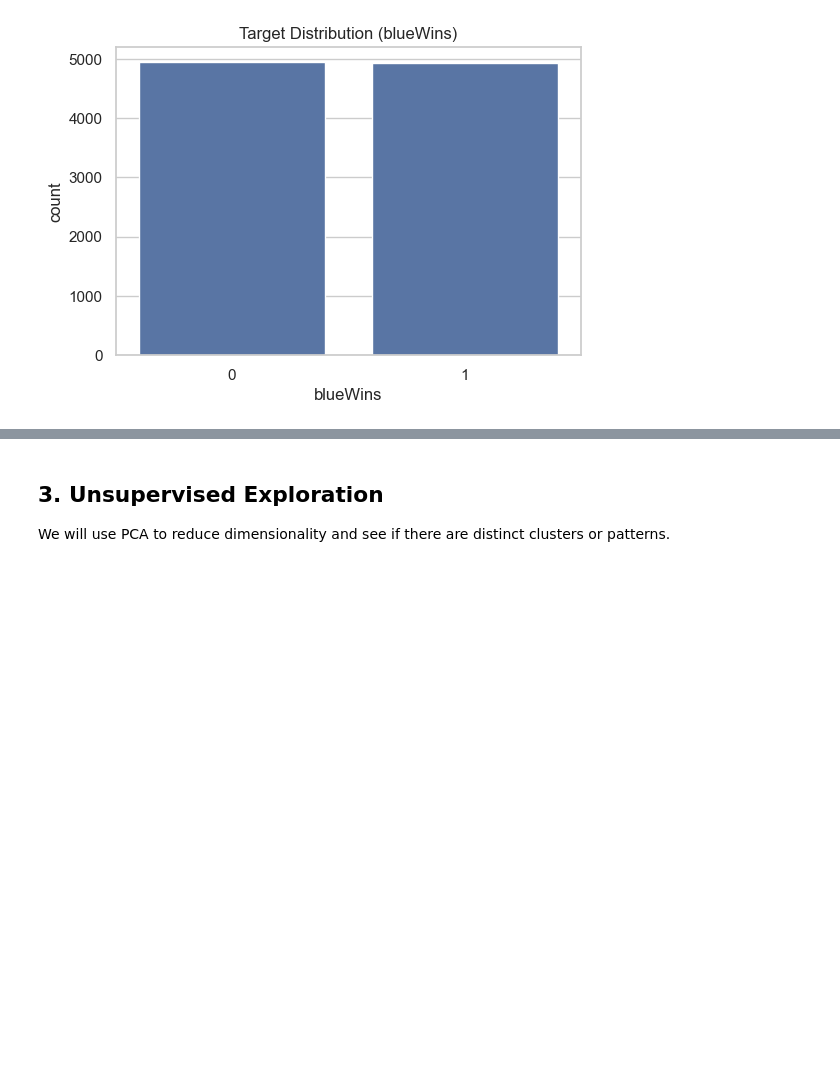
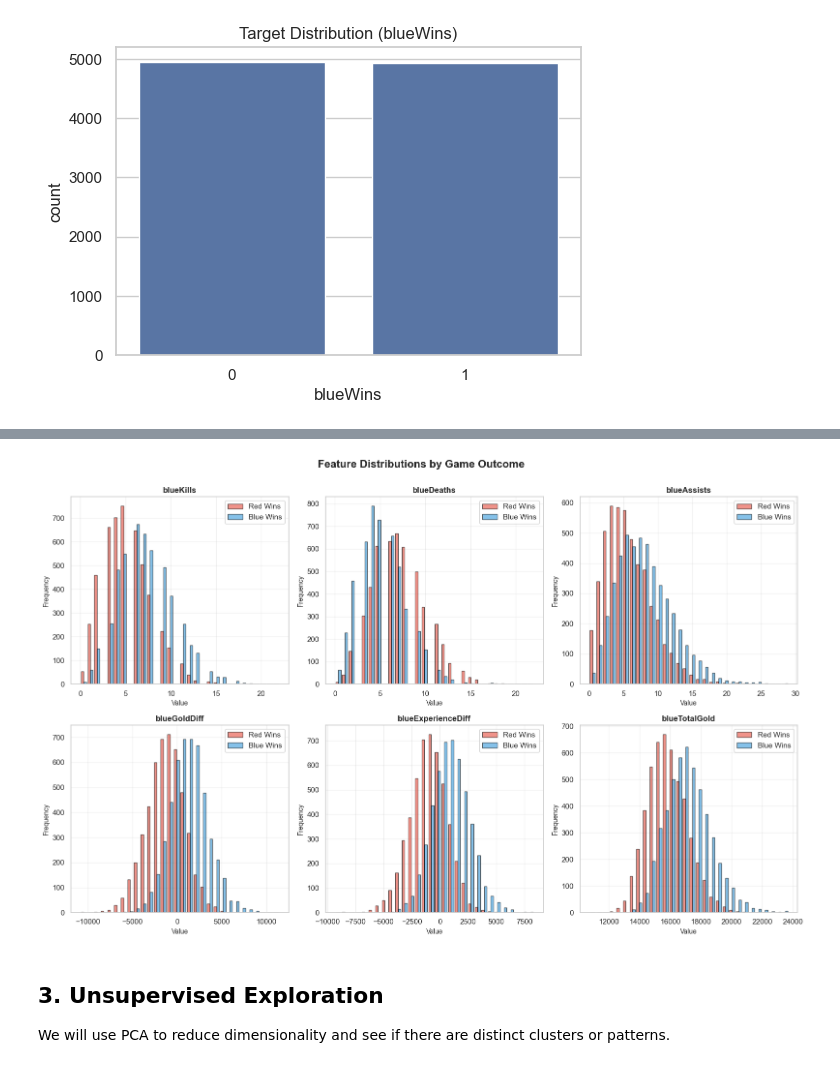
Before and after one commit to Anox-Leo/MELfromLoL, a Jupyter notebook: lol_prediction_phase1.ipynb, the cells around one changed output, grey strips where cells are left out. Cells and saved outputs as stored; diff of their text form; code cells hidden in the pictures; blank space fills up the shorter version.

```diff
--- a/lol_prediction_phase1.ipynb
+++ b/lol_prediction_phase1.ipynb
@@ -143,3 +159,41 @@ plt.show()
+# %%
+# Compare key metrics between wins and losses
+comparison_features = [
+    'blueKills', 'blueDeaths', 'blueAssists',
+    'blueGoldDiff', 'blueExperienceDiff', 'blueTotalGold'
+]
+
+comparison_features = [f for f in comparison_features if f in df.columns]
+
+if comparison_features and 'blueWins' in df.columns:
+    fig, axes = plt.subplots(2, 3, figsize=(16, 10))
+    axes = axes.flatten()
+
+    for i, feature in enumerate(comparison_features):
+        if i < len(axes):
+            df_wins = df[df['blueWins'] == 1][feature]
+            df_losses = df[df['blueWins'] == 0][feature]
+
+            axes[i].hist([df_losses, df_wins], bins=30, label=['Red Wins', 'Blue Wins'],
+                        color=['#e74c3c', '#3498db'], alpha=0.6, edgecolor='black')
+            axes[i].set_title(feature, fontsize=12, fontweight='bold')
+            axes[i].set_xlabel('Value', fontsize=10)
+            axes[i].set_ylabel('Frequency', fontsize=10)
+            axes[i].legend()
+            axes[i].grid(alpha=0.3)
+
+    # Hide unused subplots
+    for i in range(len(comparison_features), len(axes)):
+        axes[i].axis('off')
+
+    plt.suptitle('Feature Distributions by Game Outcome',
+                 fontsize=16, fontweight='bold', y=1.00)
+    plt.tight_layout()
+    plt.show()
+else:
+    print("Comparison features or target not found")
+# %% [output]
+[figure, added]
 # %% [markdown]
 ## 3. Unsupervised Exploration
 We will use PCA to reduce dimensionality and see if there are distinct clusters or patterns.
```
Also changed, not shown: parts of 4 cells of this notebook.
